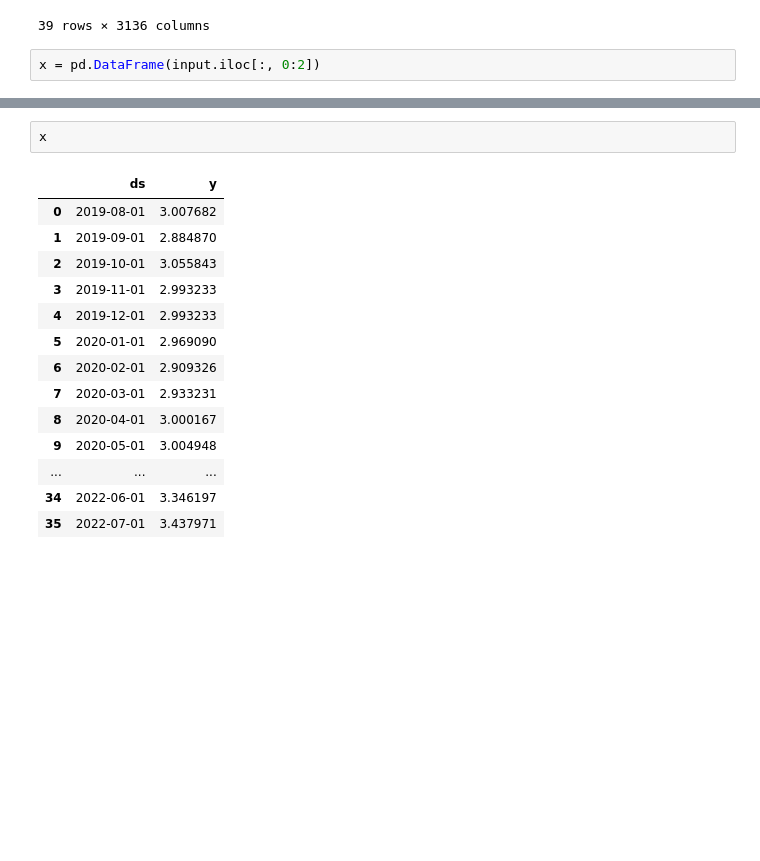
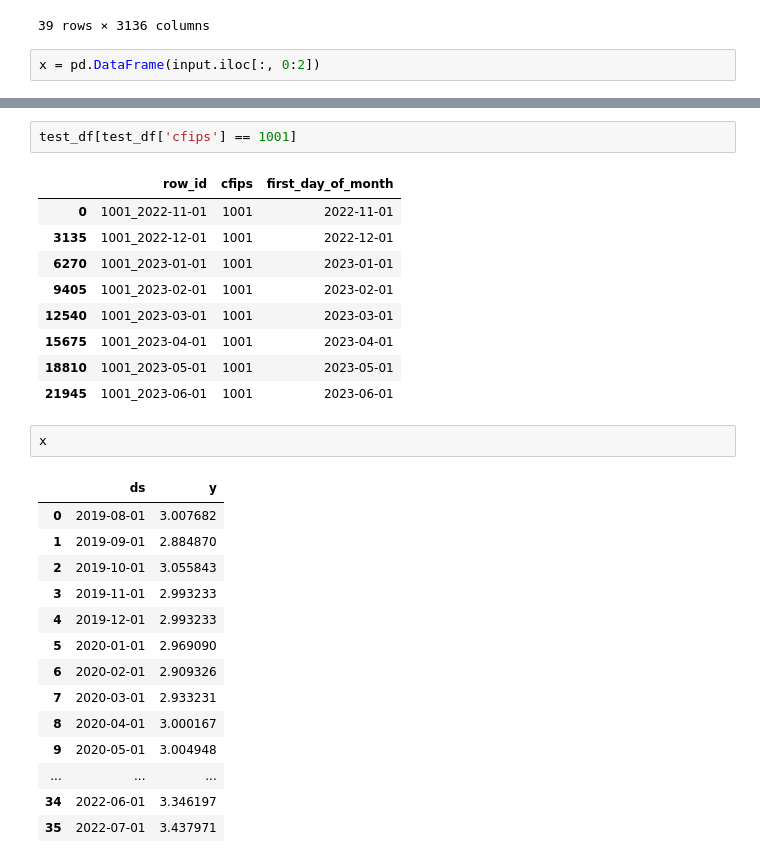
Before and after one commit to yunseokj1372/kaggle_forecasting, a Jupyter notebook: model/neuralprophet_1.ipynb, the cells around one changed output, grey strips where cells are left out. Cells and saved outputs as stored; diff of their text form; blank space fills up the shorter version.

```diff
--- a/model/neuralprophet_1.ipynb
+++ b/model/neuralprophet_1.ipynb
@@ -102,3 +114,15 @@ x = pd.DataFrame(input.iloc[:, 0:2])
+# %%
+test_df[test_df['cfips'] == 1001]
+# %% [output]
+|  | row_id | cfips | first_day_of_month |
+| 0 | 1001_2022-11-01 | 1001 | 2022-11-01 |
+| 3135 | 1001_2022-12-01 | 1001 | 2022-12-01 |
+| 6270 | 1001_2023-01-01 | 1001 | 2023-01-01 |
+| 9405 | 1001_2023-02-01 | 1001 | 2023-02-01 |
+| 12540 | 1001_2023-03-01 | 1001 | 2023-03-01 |
+| 15675 | 1001_2023-04-01 | 1001 | 2023-04-01 |
+| 18810 | 1001_2023-05-01 | 1001 | 2023-05-01 |
+| 21945 | 1001_2023-06-01 | 1001 | 2023-06-01 |
 # %%
 x
 # %% [output]
```
Also changed, not shown: parts of 5 cells of this notebook, 2 other files.
